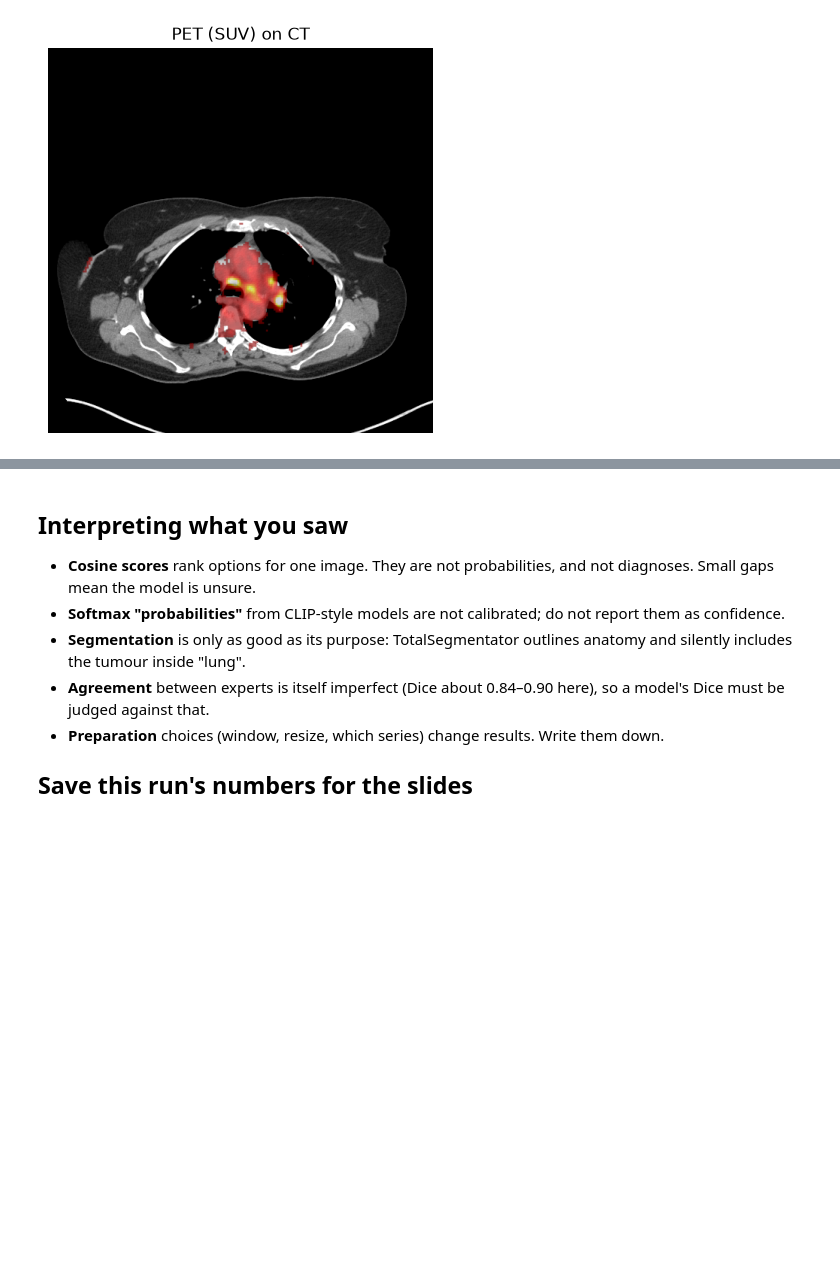
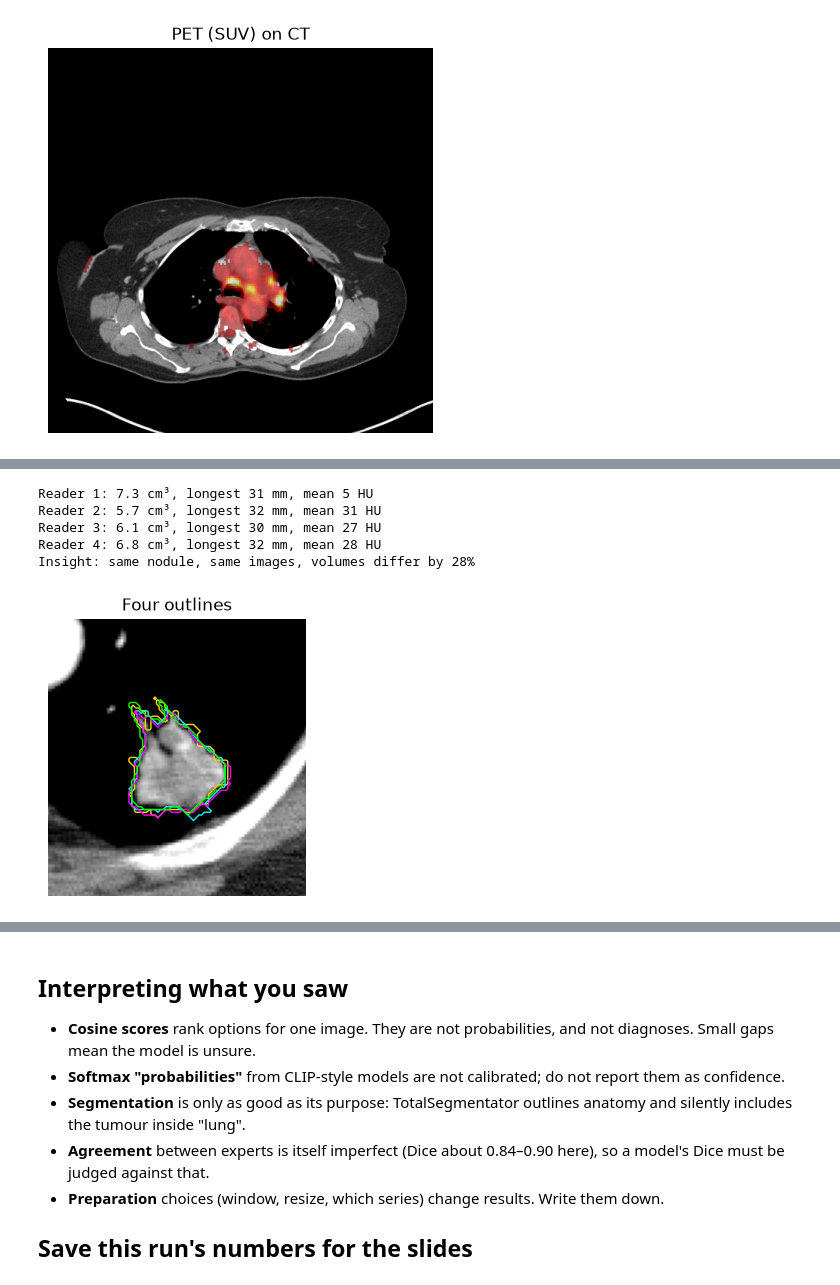
Before and after one commit to TechieTripathi/multimodal-medical-imaging, a Jupyter notebook: notebook/multimodal-medical-imaging.ipynb, the cells around one changed output, grey strips where cells are left out. Cells and saved outputs as stored; diff of their text form; code cells hidden in the pictures; blank space fills up the shorter version.

```diff
--- a/notebook/multimodal-medical-imaging.ipynb
+++ b/notebook/multimodal-medical-imaging.ipynb
@@ -359,0 +458,25 @@ Same frame of reference: True | CT 512 px at 0.802734375 mm; PET 400 px at 2.036
+# %%
+# E2. CT: measure the nodule each of four radiologists outlined (DICOM SEG files)
+ct = load('ct-lidc-0001.dcm')
+hu = values(ct)
+fig, ax = plt.subplots(figsize=(3.6, 3.6))
+ax.imshow(np.clip((hu + 160) / 400, 0, 1), cmap='gray')
+volumes = []
+for r, colour in zip(range(1, 5), ['gold', 'cyan', 'magenta', 'lime']):
+    seg = load(f'seg-lidc-0001-reader{r}.dcm')
+    pm = seg.SharedFunctionalGroupsSequence[0].PixelMeasuresSequence[0]
+    volumes.append((seg.pixel_array > 0).sum() * float(pm.PixelSpacing[0]) * float(pm.PixelSpacing[1]) * float(pm.SliceThickness) / 1000)
+    m = seg_on(seg, ct)
+    print(f'Reader {r}: {volumes[-1]:.1f} cm³, longest {longest(m, ct):.0f} mm, mean {hu[m].mean():.0f} HU')
+    ax.contour(m, levels=[0.5], colors=colour, linewidths=1)
+ys, xs = np.nonzero(m)
+ax.set_xlim(xs.min() - 30, xs.max() + 30); ax.set_ylim(ys.max() + 30, ys.min() - 30); ax.axis('off'); ax.set_title('Four outlines')
+print(f'Insight: same nodule, same images, volumes differ by {100 * (max(volumes) / min(volumes) - 1):.0f}%')
+show(fig, 'E2_nodule')
+# %% [output]
+Reader 1: 7.3 cm³, longest 31 mm, mean 5 HU
+Reader 2: 5.7 cm³, longest 32 mm, mean 31 HU
+Reader 3: 6.1 cm³, longest 30 mm, mean 27 HU
+Reader 4: 6.8 cm³, longest 32 mm, mean 28 HU
+Insight: same nodule, same images, volumes differ by 28%
+[figure, added]
```
Also changed, not shown: parts of 7 cells of this notebook, 18 other files.
